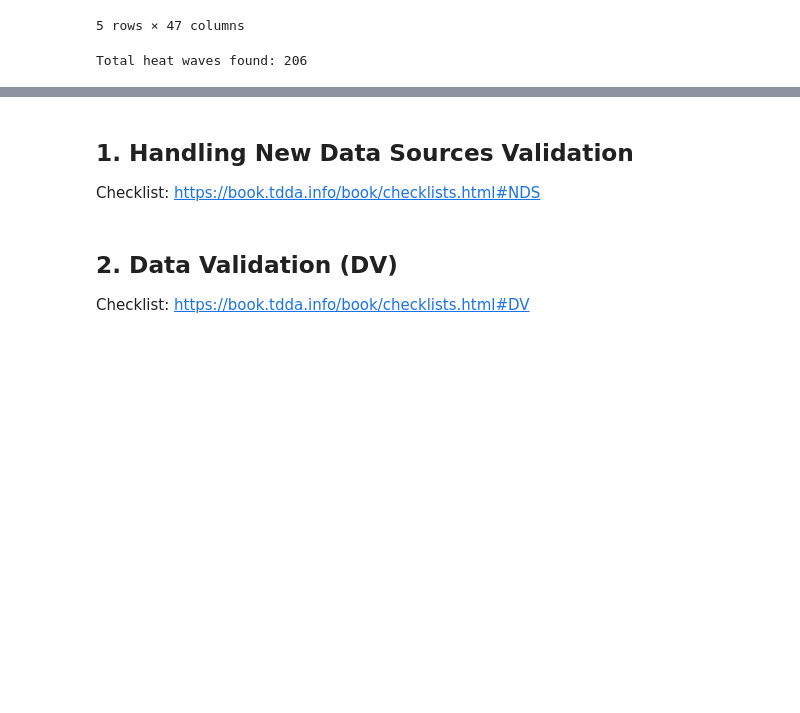
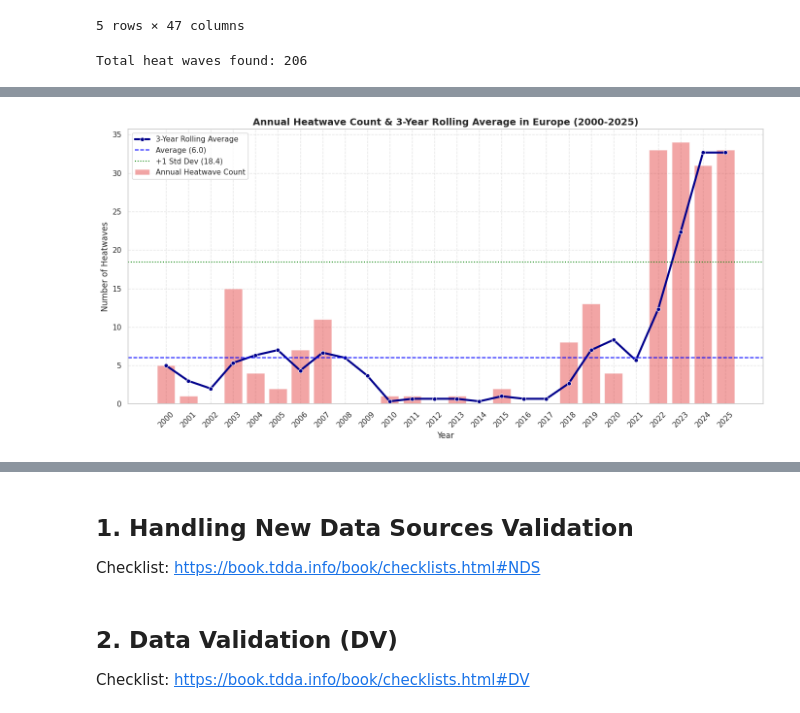
Before and after one commit to mjduarterosa/tdda-tutorial_emdat, a Jupyter notebook: notebooks/tdd_tutorial_EMDAT.ipynb, the cells around one changed output, grey strips where cells are left out. Cells and saved outputs as stored; diff of their text form; code cells hidden in the pictures; blank space fills up the shorter version.

Commit message:
save median and rolling averages

```diff
--- a/notebooks/tdd_tutorial_EMDAT.ipynb
+++ b/notebooks/tdd_tutorial_EMDAT.ipynb
@@ -170,0 +205,58 @@ AttributeError: Rectangle.set() got an unexpected keyword argument 'marker'
+# %%
+import pandas as pd
+import seaborn as sns
+import matplotlib.pyplot as plt
+
+# 1. Create a complete timeline of years from 2000 to 2025
+all_years = pd.DataFrame({'Start Year': range(2000, 2026)})
+
+# 2. Merge with existing heatwave counts and fill missing years with 0
+heatwaves_complete = pd.merge(all_years, heatwaves_per_year, on='Start Year', how='left').fillna(0)
+
+# 3. Compute the 3-year rolling average (min_periods=1 to handle the boundaries gracefully)
+heatwaves_complete['Rolling 3-Year Avg'] = heatwaves_complete['Heatwave Count'].rolling(window=3, min_periods=1).mean()
+
+# Calculate mean and standard deviation
+mean_val = heatwaves_per_year['Heatwave Count'].median()
+std_val = heatwaves_per_year['Heatwave Count'].std()
+
+# 4. Plot the results
+plt.figure(figsize=(14, 7))
+
+# Bar plot for actual annual counts
+sns.barplot(
+    data=heatwaves_complete,
+    x='Start Year',
+    y='Heatwave Count',
+    color='red',
+    alpha=0.4,
+    label='Annual Heatwave Count'
+)
+
+# Line plot for the rolling average trend line
+sns.lineplot(
+    data=heatwaves_complete,
+    x=range(len(heatwaves_complete)),  # Use numerical index alignment with bar chart positions
+    y='Rolling 3-Year Avg',
+    color='darkblue',
+    linewidth=3,
+    marker='o',
+    label='3-Year Rolling Average'
+)
+
+# Add horizontal lines for Average and Standard Deviation thresholds
+plt.axhline(mean_val, color='blue', linestyle='--', linewidth=1.5, label=f'Average ({mean_val:.1f})')
+plt.axhline(mean_val + std_val, color='green', linestyle=':', linewidth=1.5, label=f'+1 Std Dev ({mean_val + std_val:.1f})')
+
+# Visual enhancements
+plt.title('Annual Heatwave Count & 3-Year Rolling Average in Europe (2000-2025)', fontsize=14, fontweight='bold')
+plt.xlabel('Year', fontsize=12)
+plt.ylabel('Number of Heatwaves', fontsize=12)
+plt.xticks(ticks=range(len(heatwaves_complete)), labels=heatwaves_complete['Start Year'], rotation=45)
+plt.grid(True, linestyle='--', alpha=0.5)
+plt.legend(loc='upper left')
+
+plt.tight_layout()
+plt.show()
+# %% [output]
+[figure, added]
```
Also changed, not shown: parts of 8 cells of this notebook.
